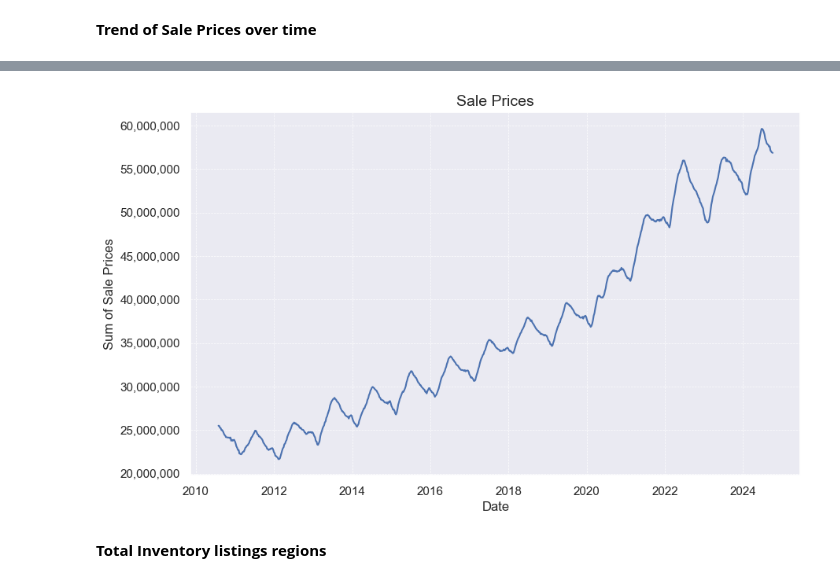
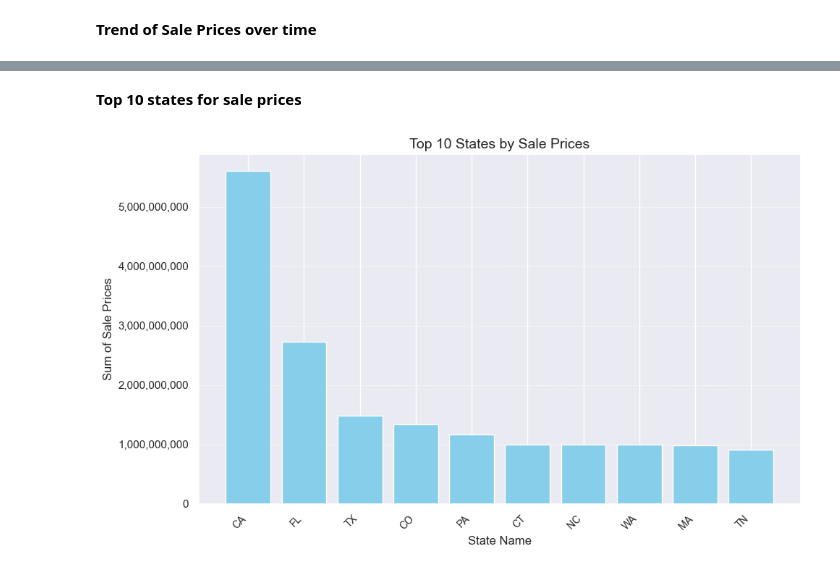
Before and after one commit to arthurkennedy/eda_dppt_project, a Jupyter notebook: zillow_sales_inventory.ipynb, the cells around one changed output, grey strips where cells are left out. Saved outputs shown, nothing was run; the diff lists cells and outputs as text; code cells hidden in the pictures.

```diff
--- a/zillow_sales_inventory.ipynb
+++ b/zillow_sales_inventory.ipynb
@@ -190,0 +149,12 @@ Sales:
+# %%
+#Dropping united states
+
+inventory_df = inventory_df[inventory_df["RegionName"] != "United States"]
+
+sales_df = sales_df[sales_df["RegionName"] != "United States"]
+
+print("Inventory: ")
+display(inventory_df)
+
+print("Inventory: ")
+display(sales_df)
@@ -243 +605,4 @@ Inventory:
+# %%
+inventory_cleaned_df = inventory_df
+sales_cleaned_df = sales_df
 # %% [markdown]
@@ -322,8 +609,0 @@ Length: 356, dtype: int64
-# %%
-print("Inventory: ")
-inventory_cleaned_df = inventory_dropped_df.dropna()    # Single Family Dropping the missing values.
-display(inventory_cleaned_df.count())
-
-print("Sales: ")
-sales_cleaned_df = sales_dropped_df.dropna()   # Single Family Dropping the missing values.
-display(sales_cleaned_df.count())
@@ -594,25 +702,33 @@ inventory_trend_df.plot(x="Date", y="Value", figsize=(10, 6), linestyle="-", tit
+# %% [markdown]
+**Top 10 states for sale prices**
 # %%
-# Assuming sales_trend_df is already prepared
-sales_trend_df = melted_sales_df.groupby("Date")["Value"].sum().reset_index()
+# Group and calculate the total inventory value for each region
+sales_trend_df = sales_cleaned_df.groupby("StateName")["Value"].sum().reset_index()
+
+# Sort by "Value" in descending order and select the top 10 regions
+top_10_states = sales_trend_df.sort_values(by="Value", ascending=False).head(10)
 
 # Create the plot
 fig, ax = plt.subplots(figsize=(10, 6))
-ax.plot(sales_trend_df["Date"], sales_trend_df["Value"], linestyle="-")
+ax.bar(top_10_states["StateName"], top_10_states["Value"], color="skyblue")
 
-# Set titles and labels
-ax.set_title("Sale Prices", fontsize=14)
-ax.set_xlabel("Date", fontsize=12)
+# Add titles and labels
+ax.set_title("Top 10 States by Sale Prices", fontsize=14)
+ax.set_xlabel("State Name", fontsize=12)
 ax.set_ylabel("Sum of Sale Prices", fontsize=12)
+
+# Rotate x-axis labels for readability
+ax.set_xticklabels(top_10_states["StateName"], rotation=45, ha="right", fontsize=10)
 
 # Format the y-axis to show full values
 ax.yaxis.set_major_formatter(StrMethodFormatter("{x:,.0f}"))  # Adds commas and removes scientific notation
 
+
 # Add grid
-ax.grid(True, which="both", linestyle="--", linewidth=0.5)
+ax.grid(axis="y", linestyle="--", linewidth=0.5)
 
 # Show the plot
+plt.tight_layout()  # Adjust layout for better spacing
 plt.show()
 # %% [output]
-[figure, old version]
+[figure, new version]
-# %% [markdown]
-**Total Inventory listings regions**
```
Also changed, not shown: parts of 51 cells of this notebook.
